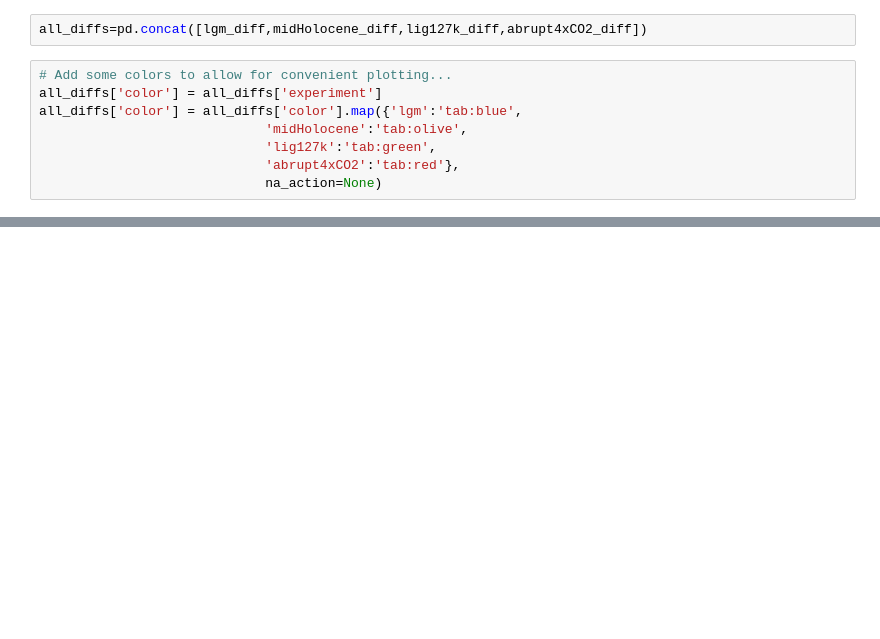
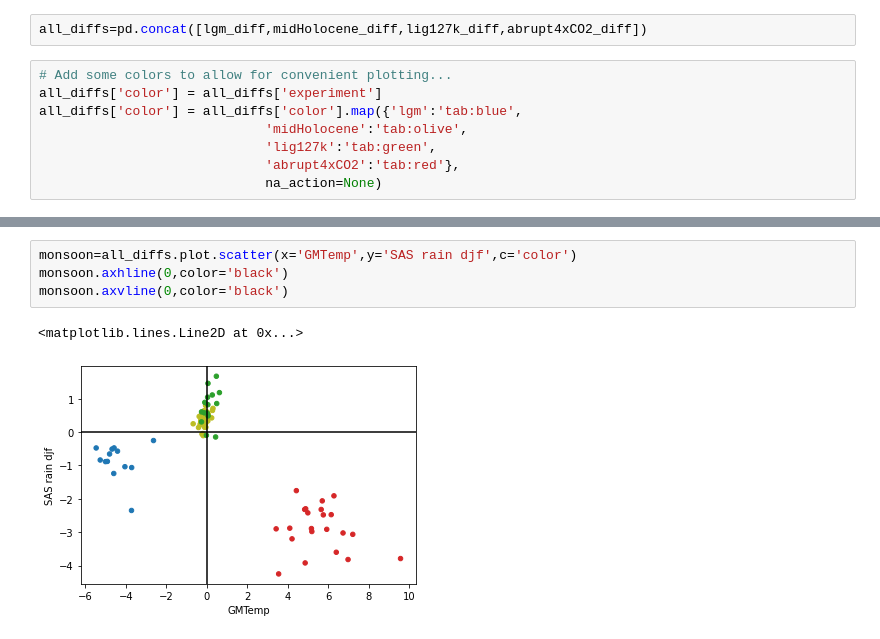
Before and after one commit to pmip4/IndianOceanVariability, a Jupyter notebook: scatterplots.ipynb, the cells around one changed output, grey strips where cells are left out. Drawn from its saved outputs; the diff is of its cells as text; blank space fills up the shorter version.

```diff
--- a/scatterplots.ipynb
+++ b/scatterplots.ipynb
@@ -186 +190,8 @@ fig.savefig('plots/eeio_iod.pdf')
 [figure]
+# %%
+monsoon=all_diffs.plot.scatter(x='GMTemp',y='SAS rain djf',c='color')
+monsoon.axhline(0,color='black')
+monsoon.axvline(0,color='black')
+# %% [output]
+<matplotlib.lines.Line2D at 0x...>
+[figure, added]
```
Also changed, not shown: parts of 9 cells of this notebook, 5 other files.
